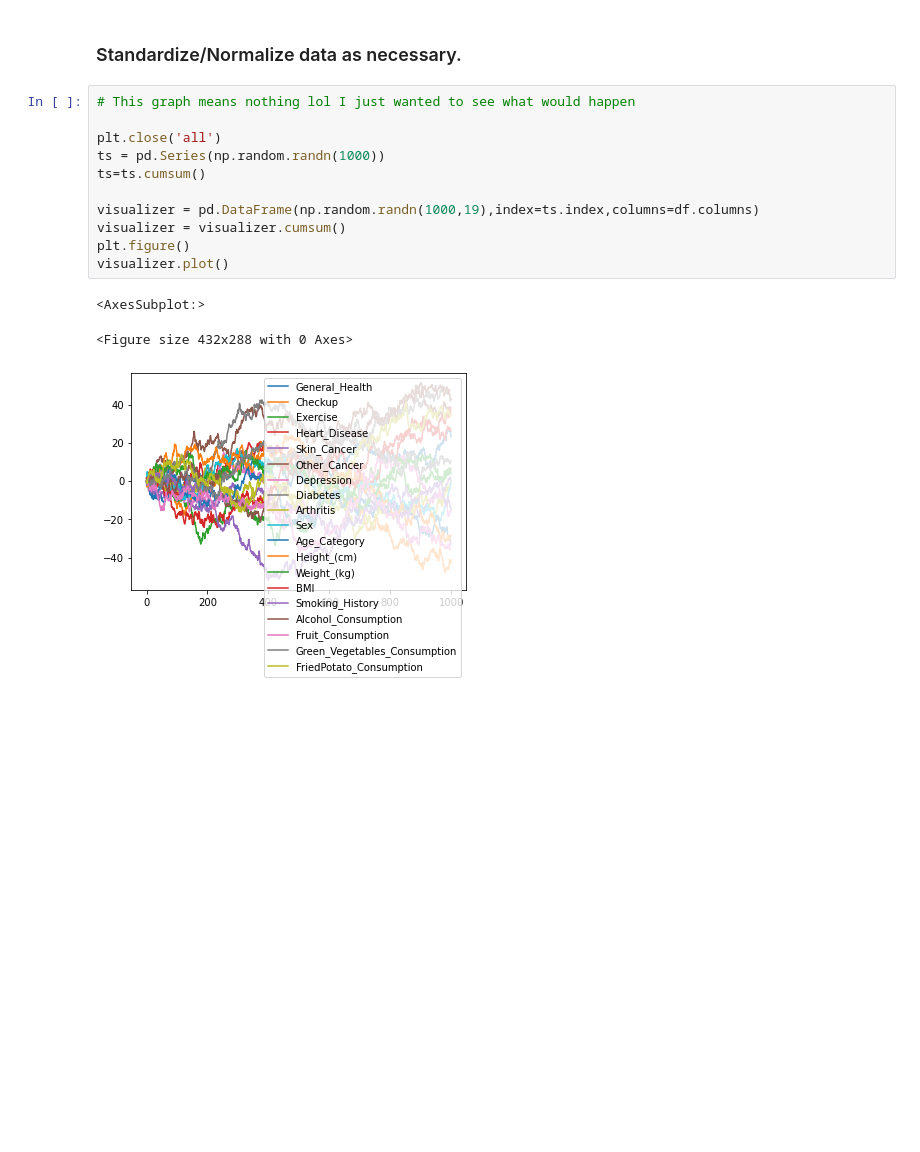
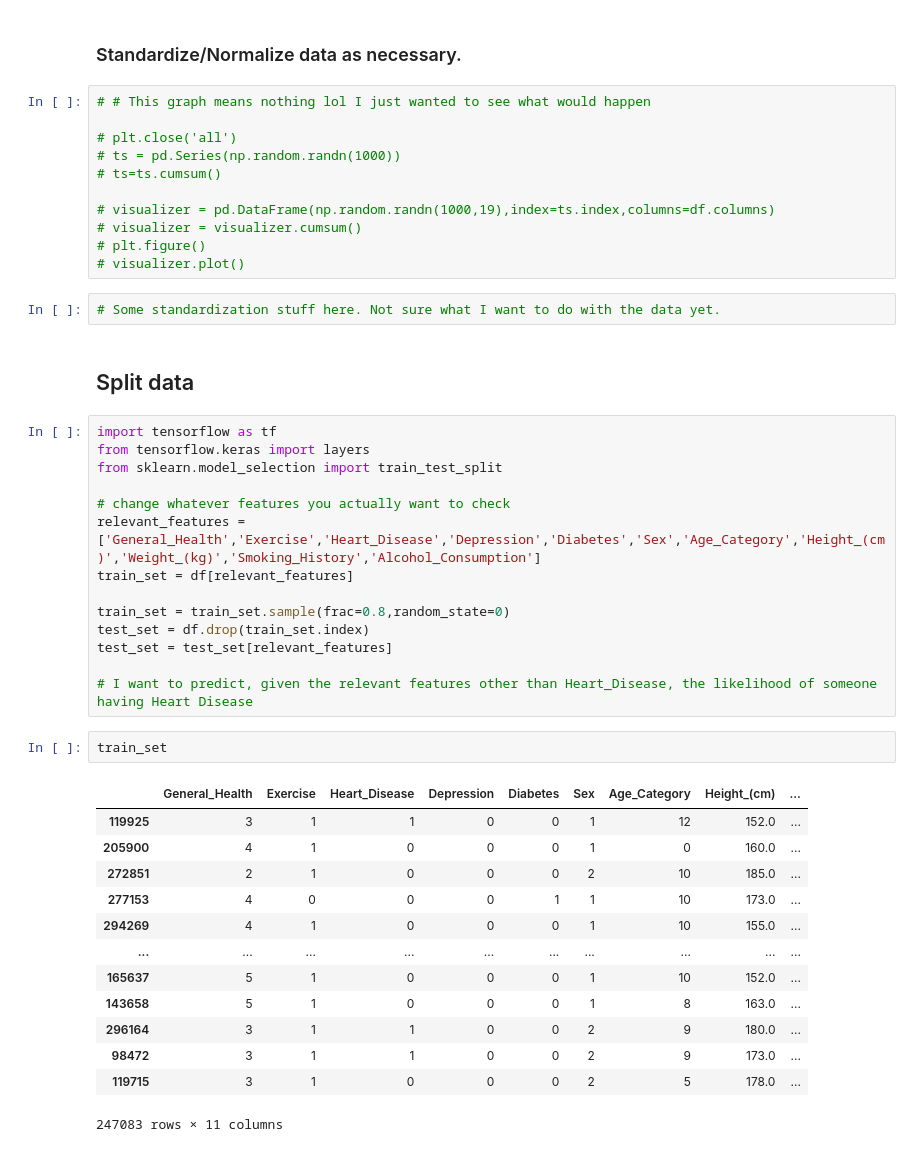
Before and after one commit to razodan/Cardiovascular_Analysis, a Jupyter notebook: cardio analysis.ipynb, the cells around one changed output. Saved outputs shown, nothing was run; the diff lists cells and outputs as text; blank space fills up the shorter version.

Commit message:
Split training and testing data, tentatively.

```diff
--- a/cardio analysis.ipynb
+++ b/cardio analysis.ipynb
@@ -153,17 +153,47 @@ for col in df.columns:
 # %% [markdown]
 ### Standardize/Normalize data as necessary.
 # %%
-# This graph means nothing lol I just wanted to see what would happen
+# # This graph means nothing lol I just wanted to see what would happen
 
-plt.close('all')
-ts = pd.Series(np.random.randn(1000))
-ts=ts.cumsum()
+# plt.close('all')
+# ts = pd.Series(np.random.randn(1000))
+# ts=ts.cumsum()
 
-visualizer = pd.DataFrame(np.random.randn(1000,19),index=ts.index,columns=df.columns)
-visualizer = visualizer.cumsum()
-plt.figure()
-visualizer.plot()
+# visualizer = pd.DataFrame(np.random.randn(1000,19),index=ts.index,columns=df.columns)
+# visualizer = visualizer.cumsum()
+# plt.figure()
+# visualizer.plot()
-# %% [output]
-<AxesSubplot:>
-<Figure size 432x288 with 0 Axes>
-[figure, removed]
+# %%
+# Some standardization stuff here. Not sure what I want to do with the data yet.
+# %% [markdown]
+## Split data
+# %%
+import tensorflow as tf
+from tensorflow.keras import layers
+from sklearn.model_selection import train_test_split
+
+# change whatever features you actually want to check
+relevant_features = ['General_Health','Exercise','Heart_Disease','Depression','Diabetes','Sex','Age_Category','Height_(cm)','Weight_(kg)','Smoking_History','Alcohol_Consumption']
+train_set = df[relevant_features]
+
+train_set = train_set.sample(frac=0.8,random_state=0)
+test_set = df.drop(train_set.index)
+test_set = test_set[relevant_features]
+
+# I want to predict, given the relevant features other than Heart_Disease, the likelihood of someone having Heart Disease
+# %%
+train_set
+# %% [output]
+|  | General_Health | Exercise | Heart_Disease | Depression | Diabetes | Sex | Age_Category | Height_(cm) | ... |
+| 119925 | 3 | 1 | 1 | 0 | 0 | 1 | 12 | 152.0 | ... |
+| 205900 | 4 | 1 | 0 | 0 | 0 | 1 | 0 | 160.0 | ... |
+| 272851 | 2 | 1 | 0 | 0 | 0 | 2 | 10 | 185.0 | ... |
+| 277153 | 4 | 0 | 0 | 0 | 1 | 1 | 10 | 173.0 | ... |
+| 294269 | 4 | 1 | 0 | 0 | 0 | 1 | 10 | 155.0 | ... |
+| ... | ... | ... | ... | ... | ... | ... | ... | ... | ... |
+| 165637 | 5 | 1 | 0 | 0 | 0 | 1 | 10 | 152.0 | ... |
+| 143658 | 5 | 1 | 0 | 0 | 0 | 1 | 8 | 163.0 | ... |
+| 296164 | 3 | 1 | 1 | 0 | 0 | 2 | 9 | 180.0 | ... |
+| 98472 | 3 | 1 | 1 | 0 | 0 | 2 | 9 | 173.0 | ... |
+| 119715 | 3 | 1 | 0 | 0 | 0 | 2 | 5 | 178.0 | ... |
+247083 rows × 11 columns
```
Also changed, not shown: parts of 1 cell of this notebook, 1 other file.
